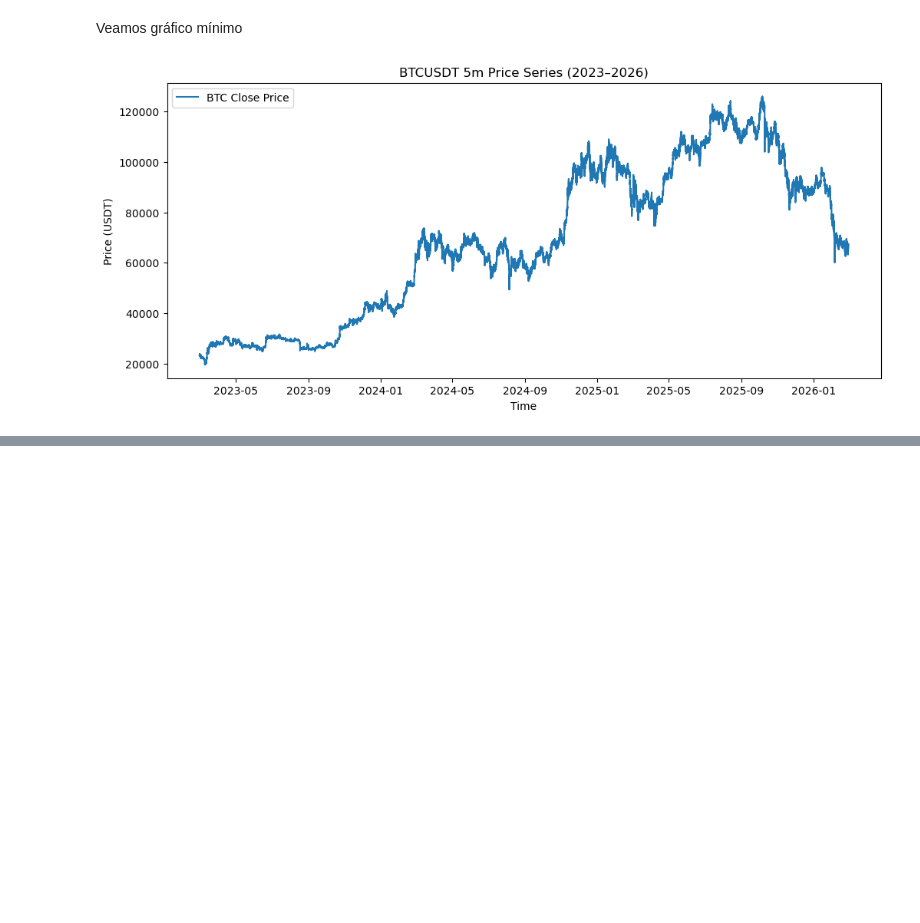
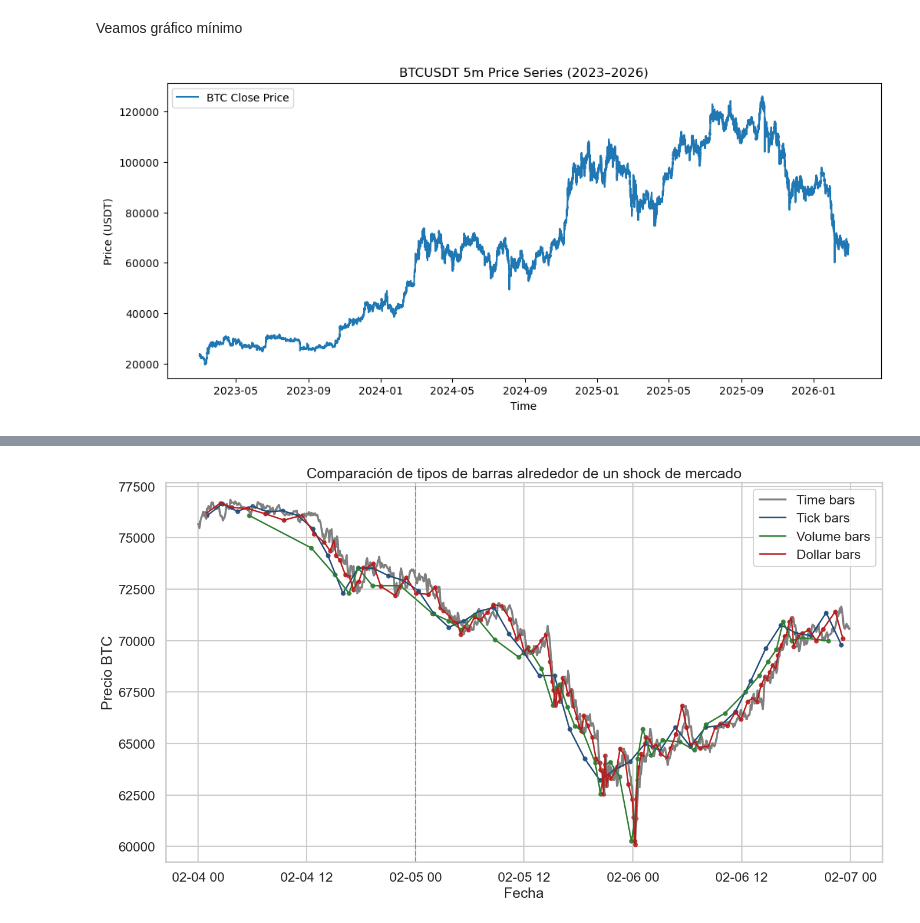
Before and after one commit to mirdbg/Analyzing_5mindata, a Jupyter notebook: Notebook.ipynb, the cells around one changed output, grey strips where cells are left out. Cells and saved outputs as stored; diff of their text form; code cells hidden in the pictures; blank space fills up the shorter version.

Commit message:
cambios punto1

```diff
--- a/Notebook.ipynb
+++ b/Notebook.ipynb
@@ -276,0 +640,94 @@ plt.show()
+# %%
+
+sns.set_theme(style="whitegrid", context="talk")
+
+# ======================
+# 1) Detectar día de caída fuerte reciente
+# ======================
+price_daily = (
+    df_clean
+    .set_index("open_time")["close"]
+    .resample("D")
+    .last()
+)
+
+daily_returns = price_daily.pct_change()
+
+recent_returns = daily_returns[
+    daily_returns.index >= daily_returns.index.max() - pd.Timedelta(days=90)
+]
+
+shock_day = recent_returns.idxmin().normalize()
+
+# ======================
+# 2) Ventana corta (±1 día)
+# ======================
+start_window = shock_day - pd.Timedelta(days=1)
+end_window = shock_day + pd.Timedelta(days=2)
+
+time_plot = df_clean[
+    (df_clean["open_time"] >= start_window) &
+    (df_clean["open_time"] < end_window)
+]
+
+tick_plot = tick_bars[
+    (tick_bars["open_time"] >= start_window) &
+    (tick_bars["open_time"] < end_window)
+]
+
+volume_plot = volume_bars[
+    (volume_bars["open_time"] >= start_window) &
+    (volume_bars["open_time"] < end_window)
+]
+
+dollar_plot = dollar_bars[
+    (dollar_bars["open_time"] >= start_window) &
+    (dollar_bars["open_time"] < end_window)
+]
+
+# ======================
+# 3) Gráfico
+# ======================
+plt.figure(figsize=(14,8))
+
+# colores sobrios
+color_time = "gray"
+color_tick = "#1f4e79"
+color_volume = "#2e7d32"
+color_dollar = "#b71c1c"
+
+# ----- líneas -----
+sns.lineplot(data=time_plot, x="open_time", y="close",
+             color=color_time, linewidth=2.5, label="Time bars")
+
+sns.lineplot(data=tick_plot, x="open_time", y="close",
+             color=color_tick, linewidth=1.8, label="Tick bars")
+
+sns.lineplot(data=volume_plot, x="open_time", y="close",
+             color=color_volume, linewidth=1.8, label="Volume bars")
+
+sns.lineplot(data=dollar_plot, x="open_time", y="close",
+             color=color_dollar, linewidth=1.8, label="Dollar bars")
+
+# ----- puntos -----
+plt.scatter(tick_plot["open_time"], tick_plot["close"],
+            s=20, color=color_tick, alpha=0.85)
+
+plt.scatter(volume_plot["open_time"], volume_plot["close"],
+            s=20, color=color_volume, alpha=0.85)
+
+plt.scatter(dollar_plot["open_time"], dollar_plot["close"],
+            s=20, color=color_dollar, alpha=0.85)
+
+# marcar el día del shock
+plt.axvline(shock_day, linestyle="--", color="gray", linewidth=1.5, alpha=0.8)
+
+plt.title("Comparación de tipos de barras alrededor de un shock de mercado")
+plt.xlabel("Fecha")
+plt.ylabel("Precio BTC")
+
+plt.legend()
+plt.tight_layout()
+plt.show()
+# %% [output]
+[figure, added]
```
Also changed, not shown: parts of 23 cells of this notebook.
